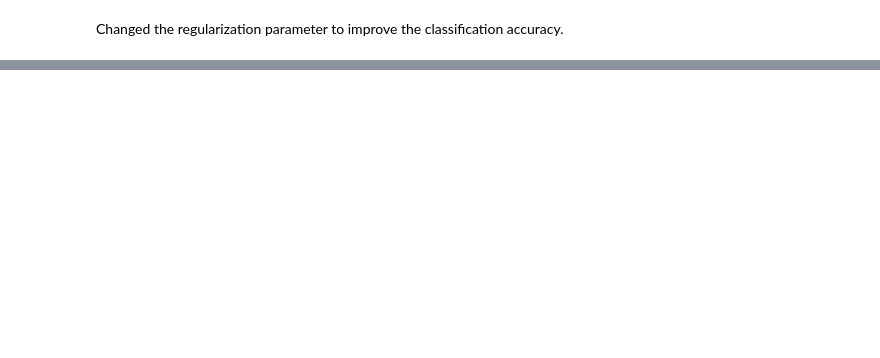
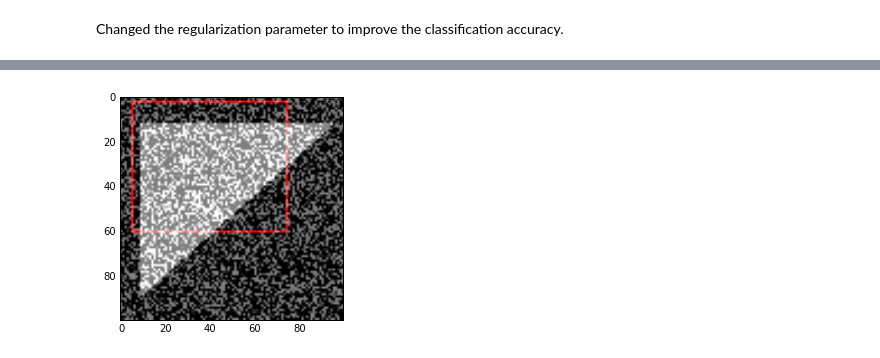
Before and after one commit to ColinGaudreau/bnr_ml, a Jupyter notebook: objectdetect/notebooks/test_yolo_with_synth.ipynb, the cells around one changed output, grey strips where cells are left out. Saved outputs shown, nothing was run; the diff lists cells and outputs as text; code cells hidden in the pictures; blank space fills up the shorter version.

```diff
--- a/objectdetect/notebooks/test_yolo_with_synth.ipynb
+++ b/objectdetect/notebooks/test_yolo_with_synth.ipynb
@@ -314,21 +309,18 @@ print ((tf - ti) / tmp.shape[0])
 # %%
 N = np.int_(tmp.shape[0] * np.random.rand())
-best, confs = find_best_coords_2(tmp[N], (100,100))
 im = Xtest[N,0]
-for i in range(best.shape[0]):
-    im = draw_coords(im, best[i])
+probs = tmp[N]
+idx = np.argmax(probs)
+im = draw_coords(im, find_best_coords(probs, (100,100)))
 plt.imshow(im)
-print find_best_coords(tmp[N], (100,100))
-print y[N,:4]
-for i in range(confs.size):
-    print confs[i]
-# prb = np.max(probs)
-# idx = np.argmax(probs)
+plt.show()
 # if idx == 0:
-#     print('Circle with confidence: %.3f' % prb)
+#     print('Circle with confidence: %.3f' % probs[idx])
 # else:
-#     print('Triangle with confidence: %.3f' % prb)
+#     print('Triangle with confidence: %.3f' % probs[idx])
 # print iou
+# %% [output]
+[figure, added]
 # %%
 def find_best_coords(output, shape):
     idx = np.argmax(output[[4,9],:,:])
```
Also changed, not shown: parts of 13 cells of this notebook, 3 other files.
